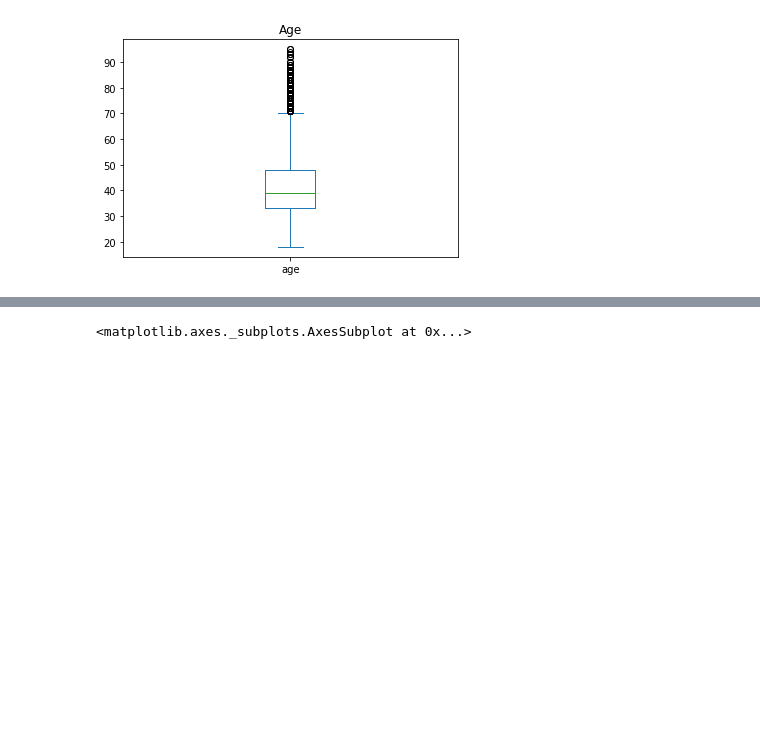
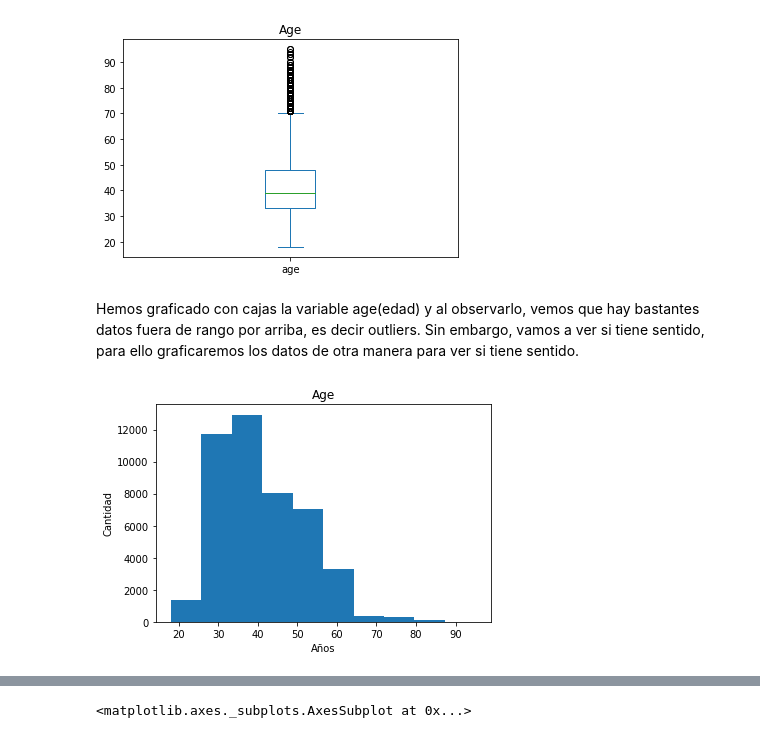
Before and after one commit to Yedramartinolmos/L1P2, a Jupyter notebook: Copia_de_banco_ufv.ipynb, the cells around one changed output, grey strips where cells are left out. Saved outputs shown, nothing was run; the diff lists cells and outputs as text; code cells hidden in the pictures; blank space fills up the shorter version.

```diff
--- a/Copia_de_banco_ufv.ipynb
+++ b/Copia_de_banco_ufv.ipynb
@@ -112,3 +124,13 @@ df['age'].plot(kind='box', title='Age')
 # %% [output]
 <matplotlib.axes._subplots.AxesSubplot at 0x...>
 [figure]
+# %% [markdown]
+Hemos graficado con cajas la variable age(edad) y al observarlo, vemos que hay bastantes datos fuera de rango por arriba, es decir outliers. Sin embargo, vamos a ver si tiene sentido, para ello graficaremos los datos de otra manera para ver si tiene sentido.
+# %%
+plt.hist(df['age'])
+plt.xlabel("Años")
+plt.ylabel("Cantidad")
+plt.title("Age")
+plt.show()
+# %% [output]
+[figure, added]
```
Also changed, not shown: parts of 86 cells of this notebook.
